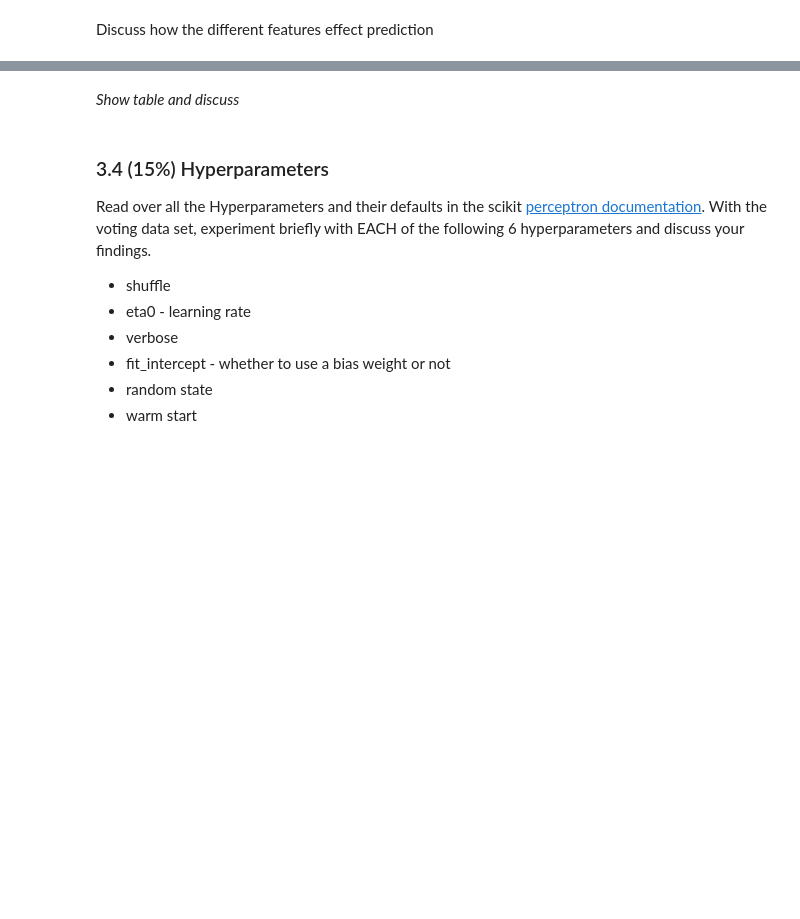
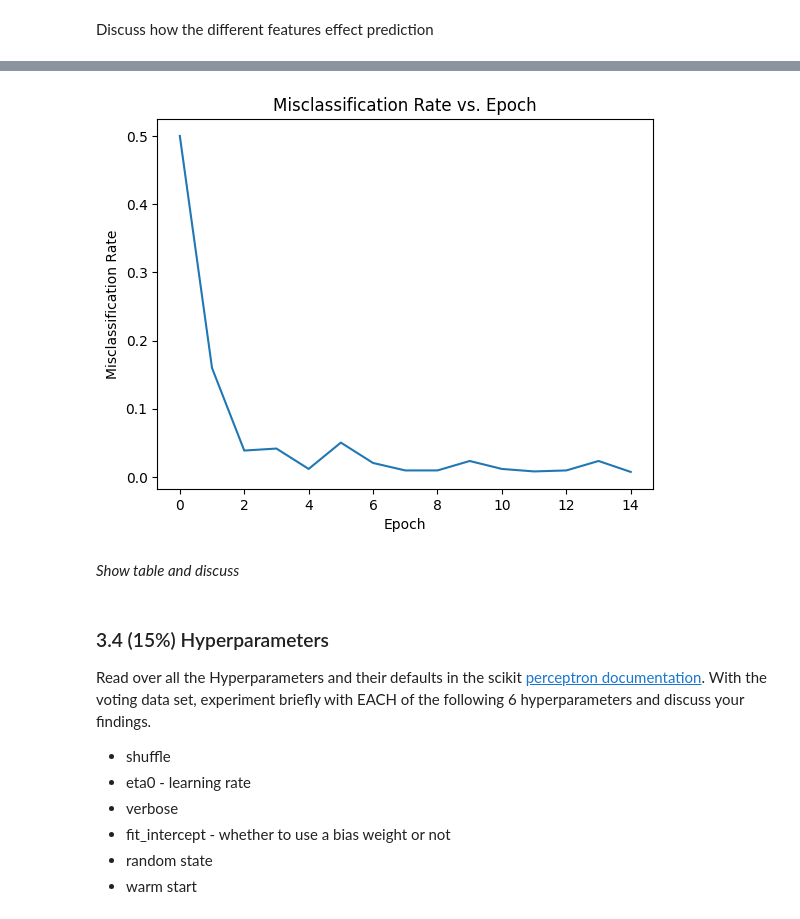
Before and after one commit to nriceusa/CS201R, a Jupyter notebook: Perceptron Lab.ipynb, the cells around one changed output, grey strips where cells are left out. Drawn from its saved outputs; the diff is of its cells as text; code cells hidden in the pictures; blank space fills up the shorter version.

Commit message:
Complete sections 3 and 4 of Perceptron Lab. Discussion is still incomplete.

```diff
--- a/Perceptron Lab.ipynb
+++ b/Perceptron Lab.ipynb
@@ -363,4 +364,12 @@ print(results_df)
 - Look at the learned weights and bias and do your best to explain what the model has learned and how the individual input features affect the result.
 - Which specific features are most critical for the voting task, and which are least critical?
 # %%
-#Learn once on the full voting data set.  If you Look at our tutorial at the beginning
+# Learn once on the full voting data set.  If you Look at our tutorial at the beginning
+
+# Train on the evaluation data
+classifier = Perceptron(shuffle=False, verbose=1, eta0=1, max_iter=100)
+classifier.fit(X, y)
+
+print("Weights:", classifier.coef_[0])
+print("Bias:", classifier.intercept_)
+print("Accuracy:", classifier.score(X, y))
@@ -378,18 +405,34 @@ Learn with the perceptron once on the full voting data set and graph the misclas
 # %%
 # Learn once on the full voting data set, while gathering info after every epoch
 # Then Graph it here.  Here is some sample graph code, but you can do it your own way, including using a bar graph, etc.
+
+# Train on the evaluation data
+misclassification_rate = [0.5]
+classifier = Perceptron(warm_start=True, shuffle=False, verbose=False, eta0=1, max_iter=1)
+
+for i in range(50):
+    classifier.fit(X, y)
+    score = classifier.score(X, y)
+    misclassification_rate.append(1 - score)
+
+    if score > 0.992:
+        break
+
+plot_misclassification(misclassification_rate)
 
 def plot_misclassification(misclassification_rate):
     """
         Plots the misclassification rate
     Args:
         misclassification_rate (array-like): A 1D array or list of missclassifcation rate at every epoch
     """
     plt.plot(np.arange(len(misclassification_rate)), misclassification_rate)
     plt.title("Misclassification Rate vs. Epoch")
     plt.xlabel("Epoch")
     plt.ylabel("Misclassification Rate")
     plt.show()
+# %% [output]
+[figure, added]
 # %% [markdown]
 *Show table and discuss*
 # %% [markdown]
```
Also changed, not shown: parts of 6 cells of this notebook.
